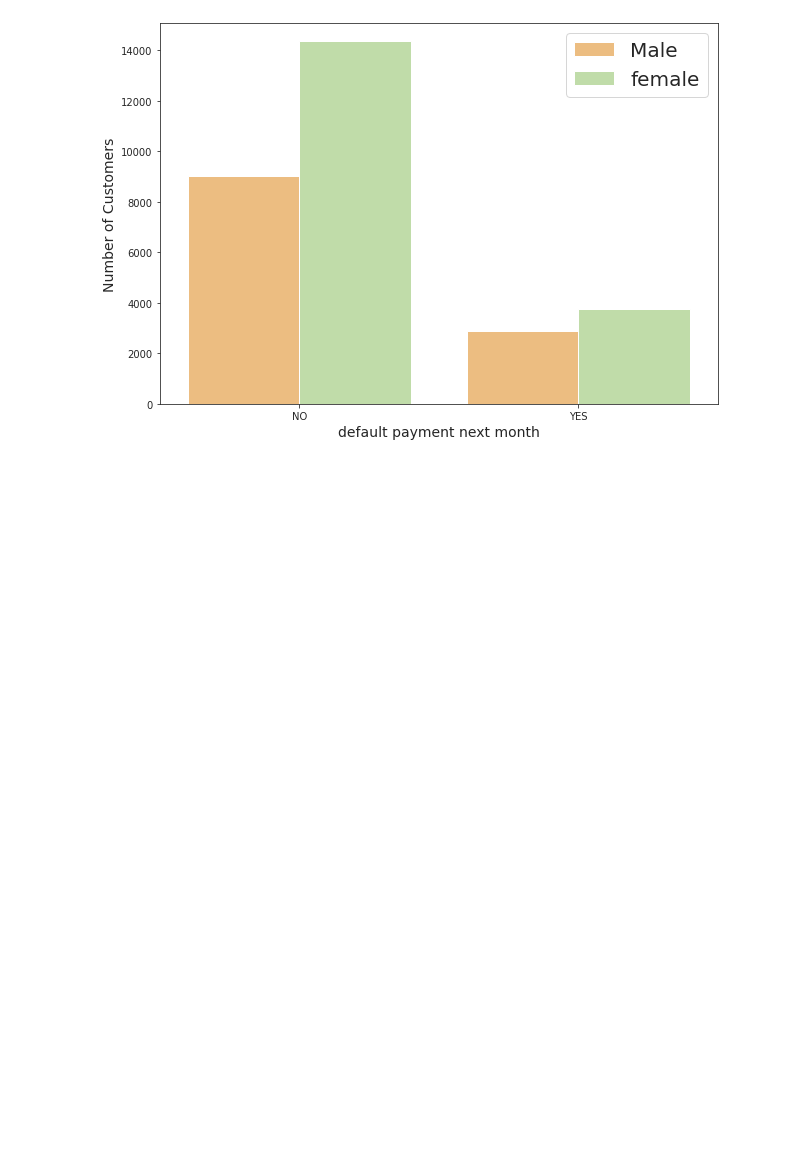
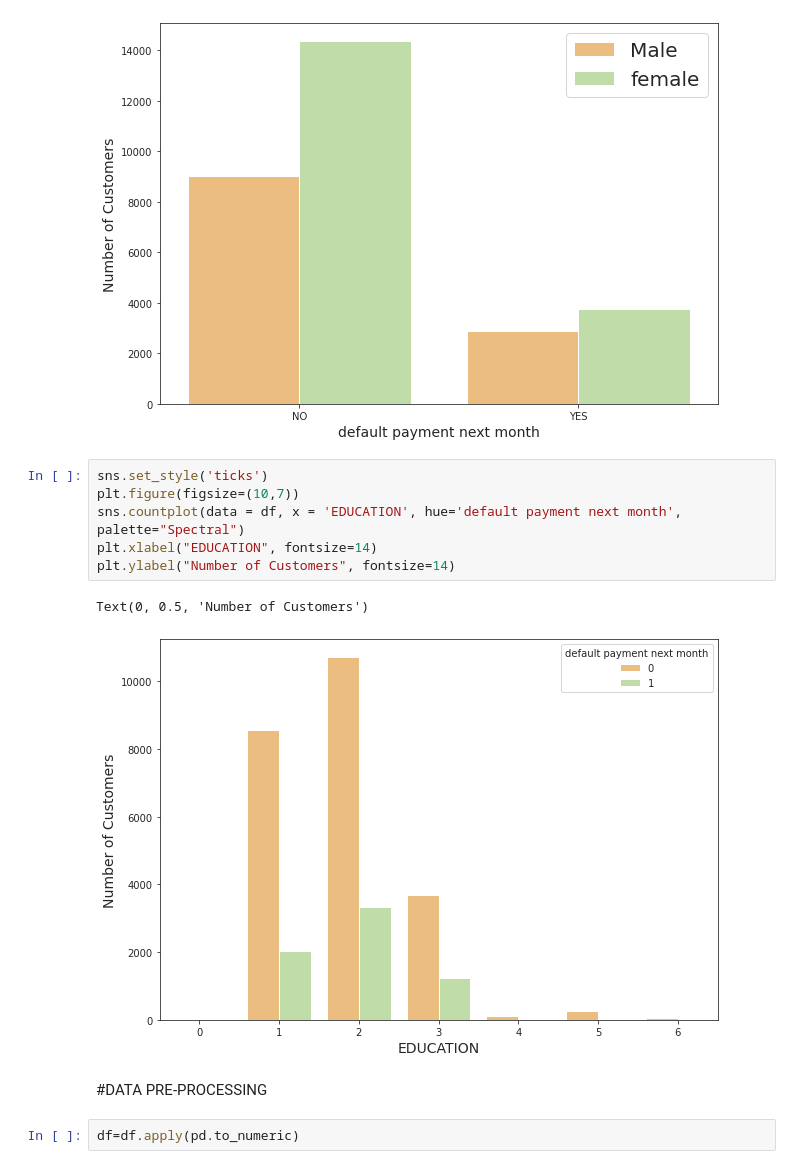
Before and after one commit to jerry14771/Default-of-credit-card-clients, a Jupyter notebook: Default_of_credit_card_clients_Capstone_Project_Notebook_ipynb.ipynb, the cells around one changed output. Drawn from its saved outputs; the diff is of its cells as text; blank space fills up the shorter version.

```diff
--- a/Default_of_credit_card_clients_Capstone_Project_Notebook_ipynb.ipynb
+++ b/Default_of_credit_card_clients_Capstone_Project_Notebook_ipynb.ipynb
@@ -220,3 +233,16 @@ plt.legend(['Male','female'],prop={'size':20})
 # %% [output]
 <matplotlib.legend.Legend at 0x...>
 [figure]
+# %%
+sns.set_style('ticks')
+plt.figure(figsize=(10,7))
+sns.countplot(data = df, x = 'EDUCATION', hue='default payment next month', palette="Spectral")
+plt.xlabel("EDUCATION", fontsize=14)
+plt.ylabel("Number of Customers", fontsize=14)
+# %% [output]
+Text(0, 0.5, 'Number of Customers')
+[figure, added]
+# %% [markdown]
+#DATA PRE-PROCESSING
+# %%
+df=df.apply(pd.to_numeric)
```
Also changed, not shown: parts of 39 cells of this notebook.
